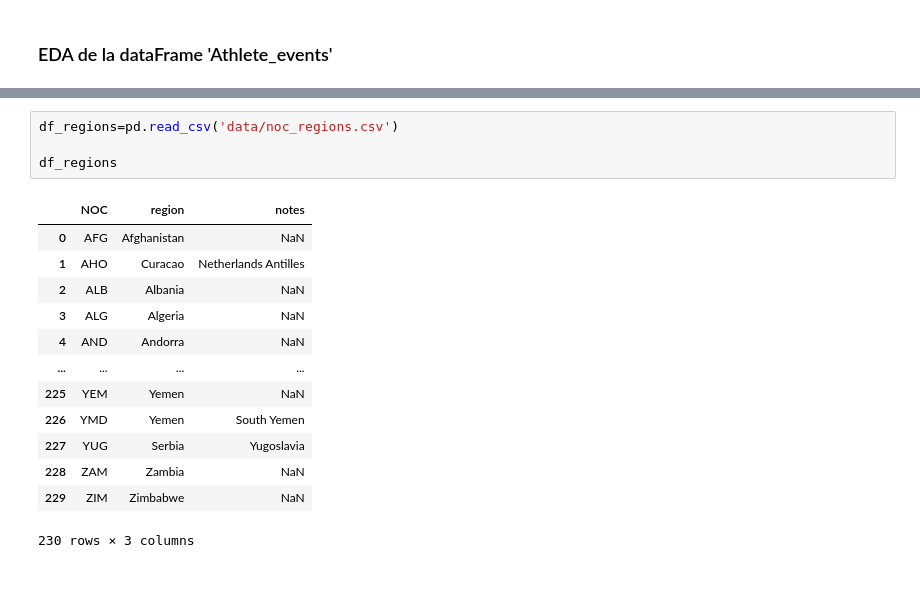
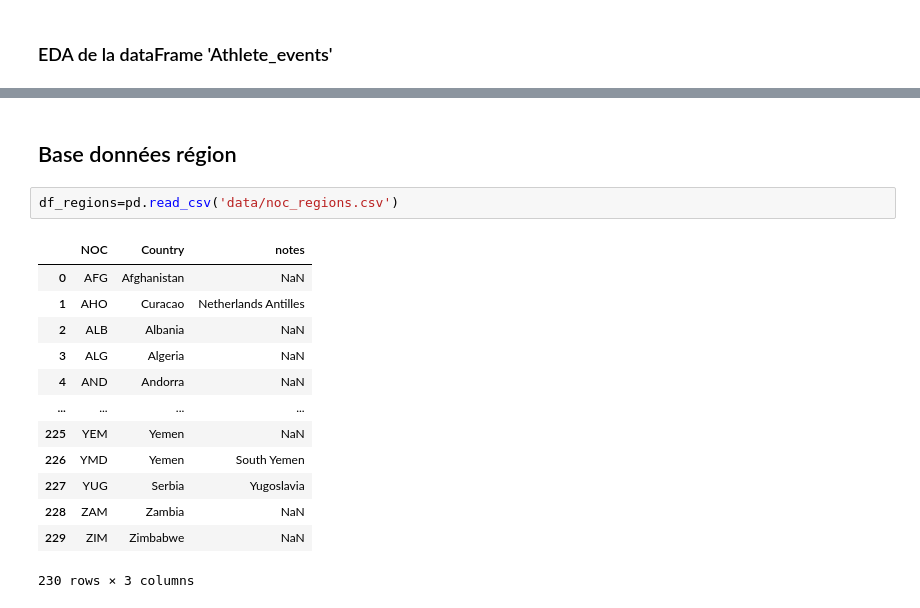
Before and after one commit to nastoo/tp-methodes-pour-analytique, a Jupyter notebook: Projet_FLO.ipynb, the cells around one changed output, grey strips where cells are left out. Saved outputs shown, nothing was run; the diff lists cells and outputs as text; blank space fills up the shorter version.

```diff
--- a/Projet_FLO.ipynb
+++ b/Projet_FLO.ipynb
@@ -53,9 +88,9 @@ In [14] used 4.2 MiB RAM in 0.14s (system mean cpu 16%, single max cpu 29%), pea
+# %% [markdown]
+## Base données région
 # %%
 df_regions=pd.read_csv('data/noc_regions.csv')
-
-df_regions
 # %% [output]
-|  | NOC | region | notes |
+|  | NOC | Country | notes |
 | 0 | AFG | Afghanistan | NaN |
 | 1 | AHO | Curacao | Netherlands Antilles |
 | 2 | ALB | Albania | NaN |
```
Also changed, not shown: parts of 35 cells of this notebook, 1 other file.
